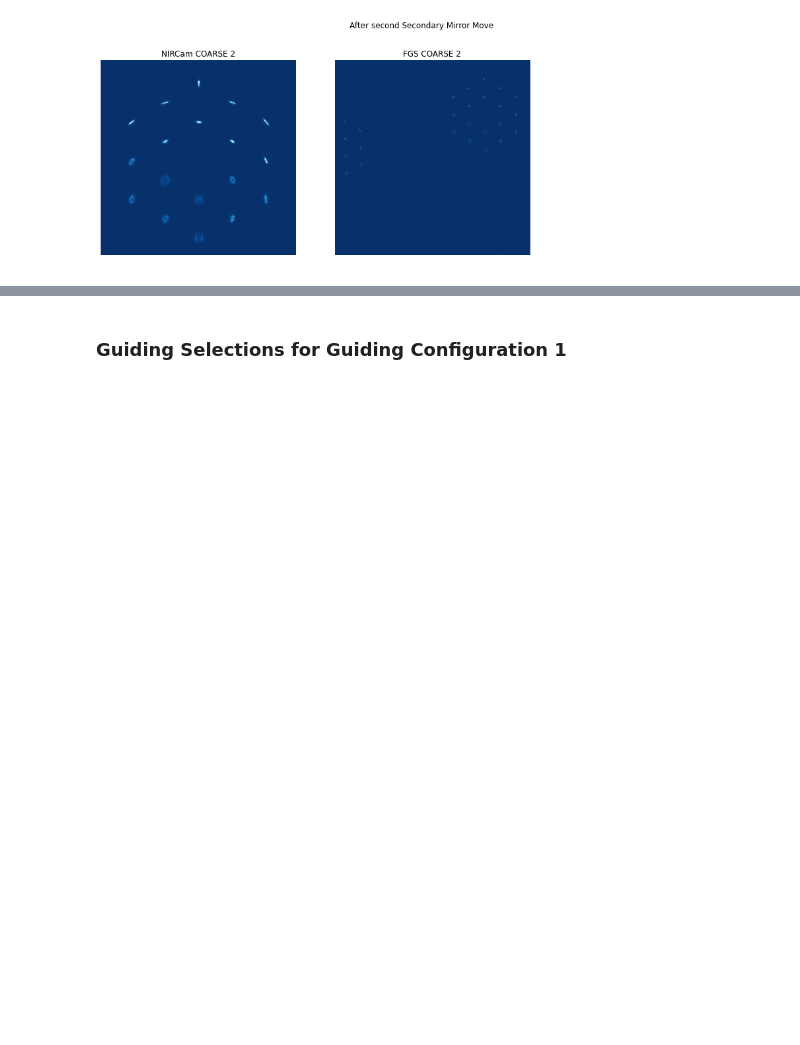
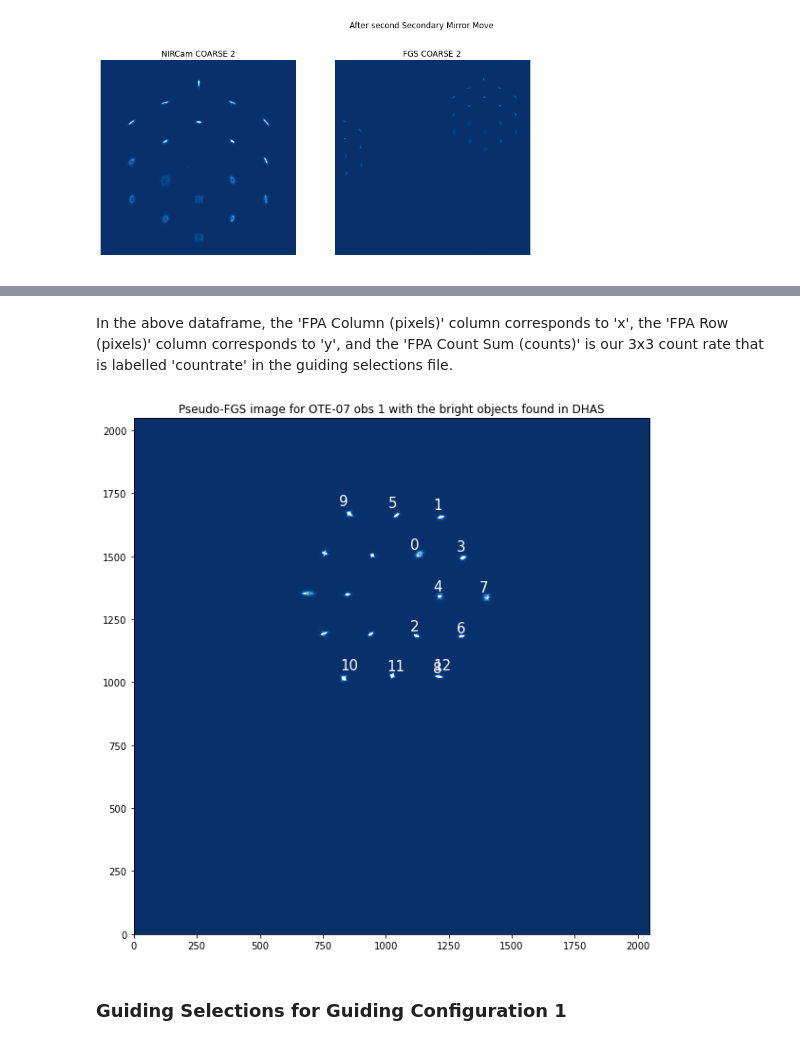
Before and after one commit to spacetelescope/jwst_magic, a Jupyter notebook: notebooks/Commissioning_Support/Global Alignment Observation 1 Guiding Failure Analysis-July.ipynb, the cells around one changed output, grey strips where cells are left out. Cells and saved outputs as stored; diff of their text form; code cells hidden in the pictures; blank space fills up the shorter version.

```diff
--- a/notebooks/Commissioning_Support/Global Alignment Observation 1 Guiding Failure Analysis-July.ipynb
+++ b/notebooks/Commissioning_Support/Global Alignment Observation 1 Guiding Failure Analysis-July.ipynb
@@ -233,3 +236,18 @@ TODO: take ID strips (from sky) and run through the DAHS to get bright object li
+# %% [markdown]
+In the above dataframe, the 'FPA Column (pixels)' column corresponds to 'x', the 'FPA Row (pixels)' column corresponds to 'y', and the 'FPA Count Sum (counts)' is our 3x3 count rate that is labelled 'countrate' in the guiding selections file.
+# %%
+# Plot it
+plt.figure(figsize=(12, 10))
+plt.imshow(psuedo_fgs, cmap='Blues_r', vmin=0, vmax=1000, origin='lower')
+
+for i, (column, row) in enumerate(zip(bright_object_df['FPA Column (pixels)'].values,
+                                  bright_object_df['FPA Row (pixels)'].values)):
+    plt.annotate(i, (column, row), (column-20, row+20), color='white', fontsize=15)
+
+plt.title('Pseudo-FGS image for OTE-07 obs 1 with the bright objects found in DHAS')
+plt.show()
+# %% [output]
+[figure, added]
 # %% [markdown]
 ### Guiding Selections for Guiding Configuration 1
 # %%
```
Also changed, not shown: parts of 42 cells of this notebook.
